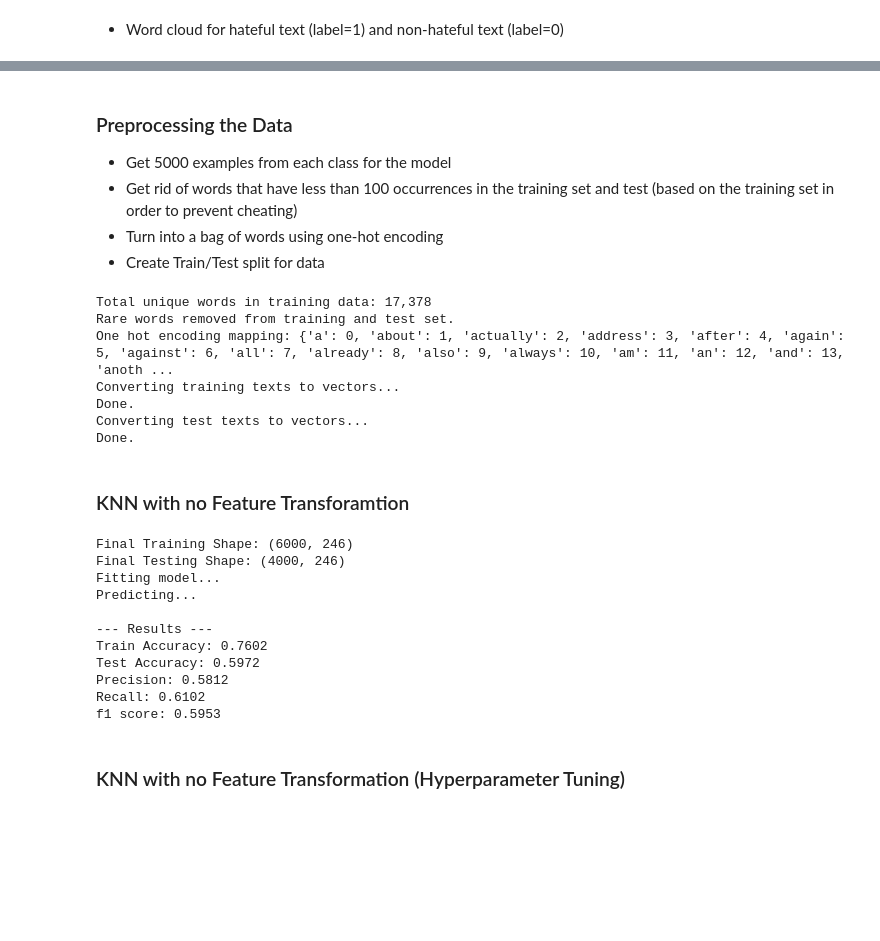
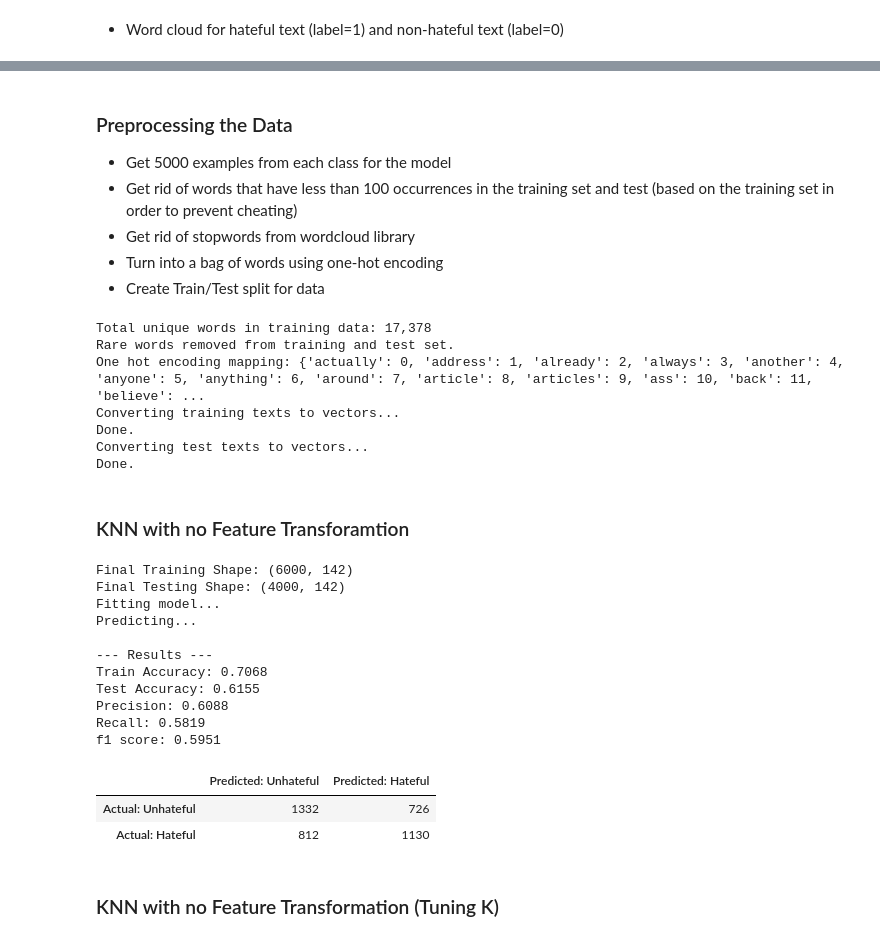
Before and after one commit to IvanYeung0610/Hate-Speech-Detection, a Jupyter notebook: KNN.ipynb, the cells around one changed output, grey strips where cells are left out. Saved outputs shown, nothing was run; the diff lists cells and outputs as text; code cells hidden in the pictures; blank space fills up the shorter version.

```diff
--- a/KNN.ipynb
+++ b/KNN.ipynb
@@ -217,6 +217,7 @@ Text(0.5, 1.0, 'Non-hate Speech Word Cloud')
 ### Preprocessing the Data
 * Get 5000 examples from each class for the model
 * Get rid of words that have less than 100 occurrences in the training set and test (based on the training set in order to prevent cheating)
+* Get rid of stopwords from wordcloud library
 * Turn into a bag of words using one-hot encoding
 * Create Train/Test split for data
 # %%
@@ -243,13 +244,13 @@ print(f"Total unique words in training data: {len(train_word_counts):,}")
 MIN_WORD_FREQ = 100
 
 # Identify frequent words (appear at least MIN_WORD_FREQ times)
-freq_words = set([word for word, freq in train_word_counts.items() if freq >= MIN_WORD_FREQ])
+freq_words = set([word for word, freq in train_word_counts.items() if freq >= MIN_WORD_FREQ ])
 
 
 def filter_rare_words(text, frequent_words_set):
     words = str(text).split()
-    # Keep only words that are in the frequent_words set
-    filtered_words = [word for word in words if word in frequent_words_set]
+    # Keep only words that are in the frequent_words set and not in STOPWORDS
+    filtered_words = [word for word in words if word in frequent_words_set and word not in STOPWORDS]
     return ' '.join(filtered_words)
 
 # Apply filtering
@@ -293,7 +294,7 @@ print("Done.")
 # %% [output]
 Total unique words in training data: 17,378
 Rare words removed from training and test set.
-One hot encoding mapping: {'a': 0, 'about': 1, 'actually': 2, 'address': 3, 'after': 4, 'again': 5, 'against': 6, 'all': 7, 'already': 8, 'also': 9, 'always': 10, 'am': 11, 'an': 12, 'and': 13, 'anoth ...
+One hot encoding mapping: {'actually': 0, 'address': 1, 'already': 2, 'always': 3, 'another': 4, 'anyone': 5, 'anything': 6, 'around': 7, 'article': 8, 'articles': 9, 'ass': 10, 'back': 11, 'believe': ...
 Converting training texts to vectors...
 Done.
 Converting test texts to vectors...
@@ -303,42 +304,49 @@ Done.
 # %%
 # Implement KNN using Sklearn
 print(f"Final Training Shape: {X_train_onehot.shape}")
 print(f"Final Testing Shape: {X_test_onehot.shape}")
 
 knn = KNeighborsClassifier(n_neighbors=5)
 
 print("Fitting model...")
 knn.fit(X_train_onehot, y_train)
 
 print("Predicting...")
 y_pred_test = knn.predict(X_test_onehot)
 y_pred_train = knn.predict(X_train_onehot)
 
 # Evaluate
 train_acc = accuracy_score(y_train, y_pred_train)
 test_acc = accuracy_score(y_test, y_pred_test)
 prec, rec, f1, _ = precision_recall_fscore_support(y_test, y_pred_test, average='binary')
 
 print("\n--- Results ---")
 print(f"Train Accuracy: {train_acc:.4f}")
 print(f"Test Accuracy: {test_acc:.4f}")
 print(f"Precision: {prec:.4f}")
 print(f"Recall: {rec:.4f}")
 print(f"f1 score: {f1:.4f}")
+
+display(pd.DataFrame({"Predicted: Unhateful": confusion_matrix(y_test, y_pred_test)[:, 0],
+              "Predicted: Hateful": confusion_matrix(y_test, y_pred_test)[:, 1]},
+             index=['Actual: Unhateful', 'Actual: Hateful']))
 # %% [output]
-Final Training Shape: (6000, 246)
-Final Testing Shape: (4000, 246)
+Final Training Shape: (6000, 142)
+Final Testing Shape: (4000, 142)
 Fitting model...
 Predicting...
 
 --- Results ---
-Train Accuracy: 0.7602
-Test Accuracy: 0.5972
-Precision: 0.5812
-Recall: 0.6102
-f1 score: 0.5953
+Train Accuracy: 0.7068
+Test Accuracy: 0.6155
+Precision: 0.6088
+Recall: 0.5819
+f1 score: 0.5951
+|  | Predicted: Unhateful | Predicted: Hateful |
+| Actual: Unhateful | 1332 | 726 |
+| Actual: Hateful | 812 | 1130 |
 # %% [markdown]
-### KNN with no Feature Transformation (Hyperparameter Tuning)
+### KNN with no Feature Transformation (Tuning K)
 # %%
 # Hyperparameter to consider
 # Number of neighbors (k): Smaller k -> more sensitive to noise, larger k -> smoother decision boundary
```
Also changed, not shown: parts of 7 cells of this notebook, 1 other file.
